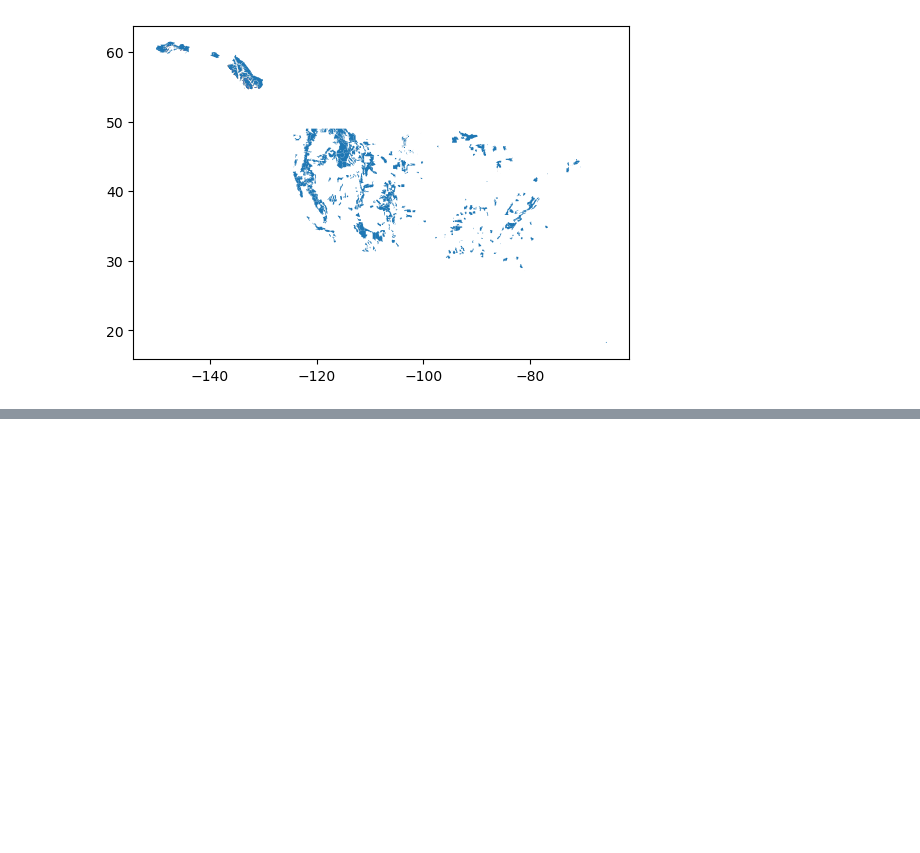
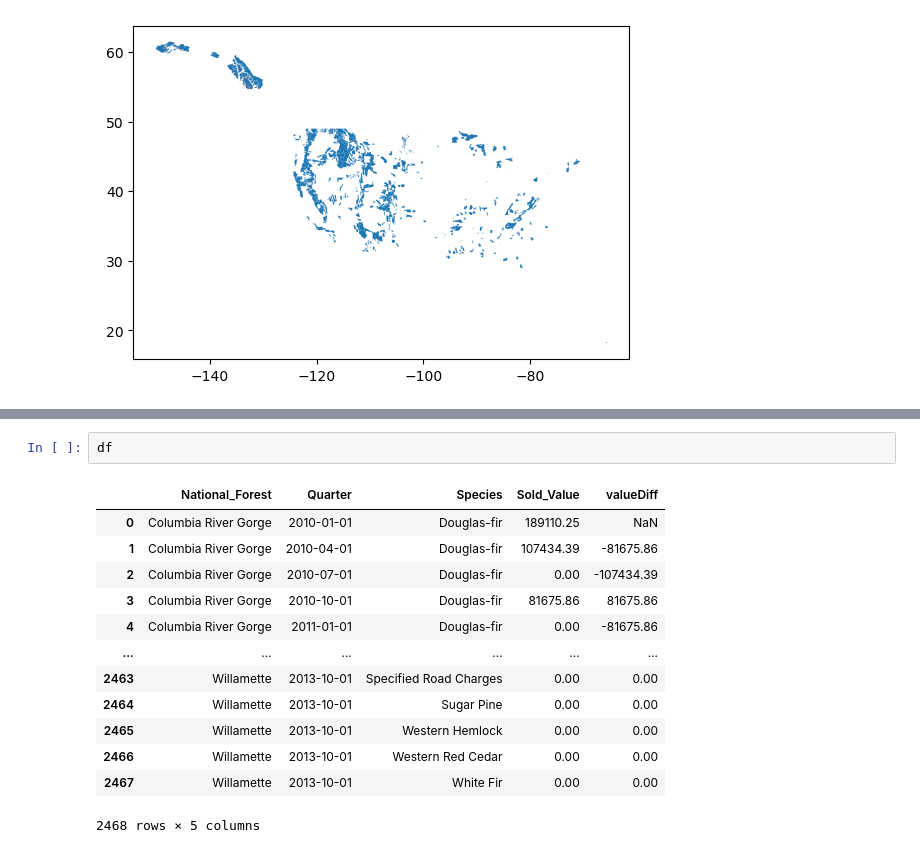
Before and after one commit to langoodall/Project-Timber-Harvesting, a Jupyter notebook: Timber.ipynb, the cells around one changed output, grey strips where cells are left out. Cells and saved outputs as stored; diff of their text form; blank space fills up the shorter version.

```diff
--- a/Timber.ipynb
+++ b/Timber.ipynb
@@ -683,0 +71,16 @@ sns.lineplot(arimaDf, x='Fiscal Year', y='Price_per_MBF_Harvested')
+# %%
+df
+# %% [output]
+|  | National_Forest | Quarter | Species | Sold_Value | valueDiff |
+| 0 | Columbia River Gorge | 2010-01-01 | Douglas-fir | 189110.25 | NaN |
+| 1 | Columbia River Gorge | 2010-04-01 | Douglas-fir | 107434.39 | -81675.86 |
+| 2 | Columbia River Gorge | 2010-07-01 | Douglas-fir | 0.00 | -107434.39 |
+| 3 | Columbia River Gorge | 2010-10-01 | Douglas-fir | 81675.86 | 81675.86 |
+| 4 | Columbia River Gorge | 2011-01-01 | Douglas-fir | 0.00 | -81675.86 |
+| ... | ... | ... | ... | ... | ... |
+| 2463 | Willamette | 2013-10-01 | Specified Road Charges | 0.00 | 0.00 |
+| 2464 | Willamette | 2013-10-01 | Sugar Pine | 0.00 | 0.00 |
+| 2465 | Willamette | 2013-10-01 | Western Hemlock | 0.00 | 0.00 |
+| 2466 | Willamette | 2013-10-01 | Western Red Cedar | 0.00 | 0.00 |
+| 2467 | Willamette | 2013-10-01 | White Fir | 0.00 | 0.00 |
+2468 rows × 5 columns
```
Also changed, not shown: parts of 58 cells of this notebook.
